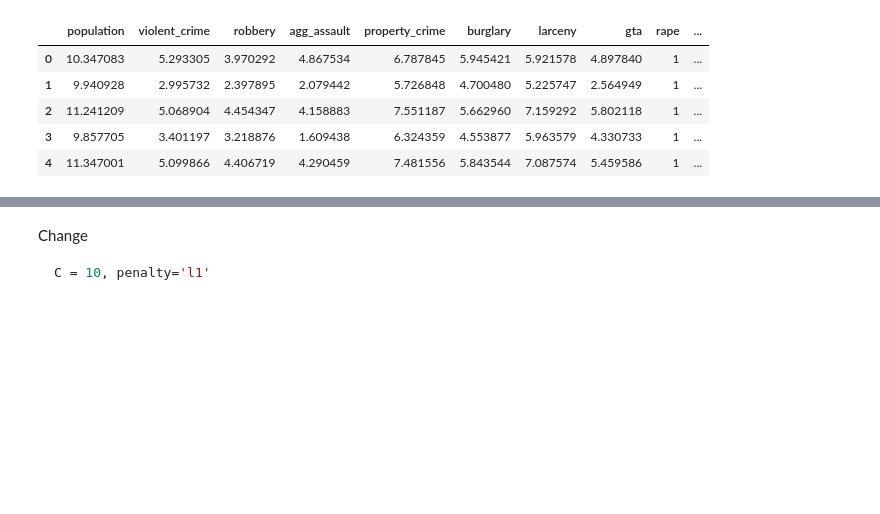
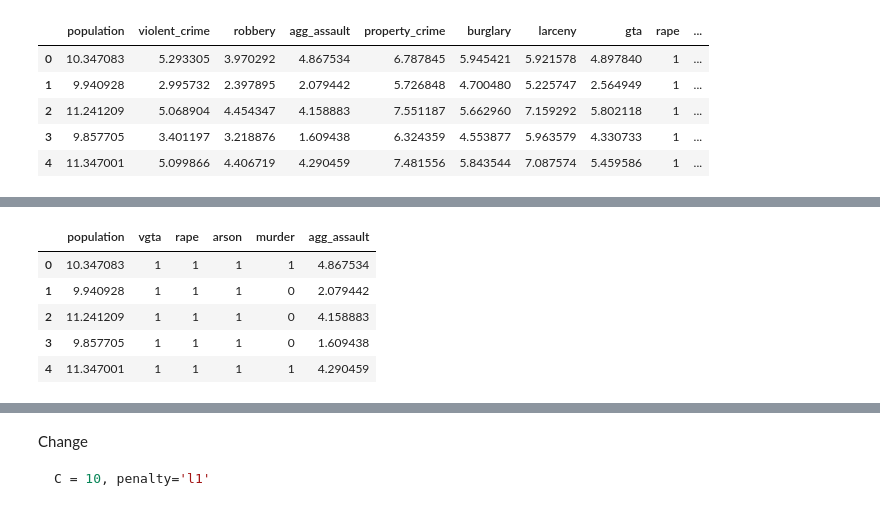
Before and after one commit to majickdave/thinkful-datasci-unit3, a Jupyter notebook: Advanced_regression_challenge.ipynb, the cells around one changed output, grey strips where cells are left out. Saved outputs shown, nothing was run; the diff lists cells and outputs as text; code cells hidden in the pictures; blank space fills up the shorter version.

```diff
--- a/Advanced_regression_challenge.ipynb
+++ b/Advanced_regression_challenge.ipynb
@@ -184,3 +218,14 @@ plt.show()
+# %%
+data = features[['population', 'vgta', 'rape', 'arson', 'murder', 'agg_assault']]
+
+data.head()
+# %% [output]
+|  | population | vgta | rape | arson | murder | agg_assault |
+| 0 | 10.347083 | 1 | 1 | 1 | 1 | 4.867534 |
+| 1 | 9.940928 | 1 | 1 | 1 | 0 | 2.079442 |
+| 2 | 11.241209 | 1 | 1 | 1 | 0 | 4.158883 |
+| 3 | 9.857705 | 1 | 1 | 1 | 0 | 1.609438 |
+| 4 | 11.347001 | 1 | 1 | 1 | 1 | 4.290459 |
 # %%
 import pandas as pd
 import numpy as np
```
Also changed, not shown: parts of 26 cells of this notebook.
